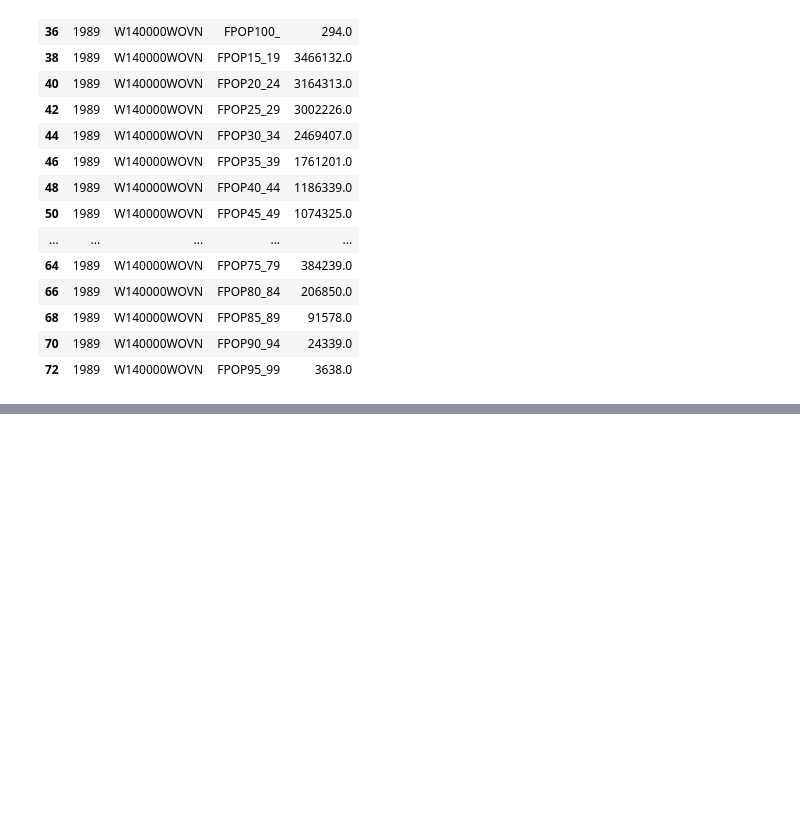
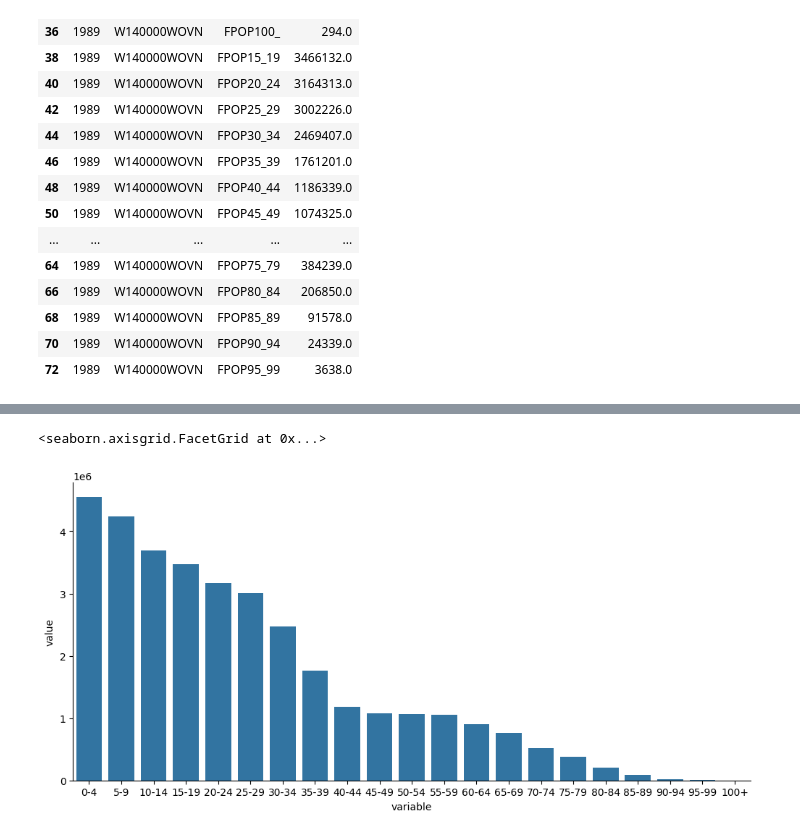
Before and after one commit to thaianle/international-database, a Jupyter notebook: idb5yr-python.ipynb, the cells around one changed output, grey strips where cells are left out. Saved outputs shown, nothing was run; the diff lists cells and outputs as text; code cells hidden in the pictures; blank space fills up the shorter version.

Commit message:
Start to plot population distribution

```diff
--- a/idb5yr-python.ipynb
+++ b/idb5yr-python.ipynb
@@ -207,3 +207,10 @@ vn_1989
 | 68 | 1989 | W140000WOVN | FPOP85_89 | 91578.0 |
 | 70 | 1989 | W140000WOVN | FPOP90_94 | 24339.0 |
 | 72 | 1989 | W140000WOVN | FPOP95_99 | 3638.0 |
+# %%
+# Set index and rearrange the indexes to have the age groups in order
+vn_1989_arr = vn_1989.set_index('variable')
+vn_1989_arr = vn_1989_arr.reindex(['FPOP0_4', 'FPOP5_9', 'FPOP10_14', 'FPOP15_19', 'FPOP20_24', 'FPOP25_29', 'FPOP30_34', 'FPOP35_39',
+                     'FPOP40_44', 'FPOP45_49', 'FPOP50_54', 'FPOP55_59', 'FPOP60_64', 'FPOP65_69', 'FPOP70_74', 'FPOP75_79',
+                     'FPOP80_84', 'FPOP85_89', 'FPOP90_94', 'FPOP95_99', 'FPOP100_'])
+vn_1989_arr
@@ -209,0 +236,7 @@ vn_1989
+# %%
+vn_1989_plot = sns.catplot(data = vn_1989_arr, x = 'variable', y = 'value', kind = 'bar', aspect = 2)
+vn_1989_plot.set_xticklabels(['0-4', '5-9', '10-14', '15-19', '20-24', '25-29', '30-34', '35-39', '40-44', '45-49', '50-54', '55-59',
+                              '60-64', '65-69', '70-74', '75-79', '80-84', '85-89', '90-94', '95-99', '100+'])
+# %% [output]
+<seaborn.axisgrid.FacetGrid at 0x...>
+[figure, added]
```
Also changed, not shown: parts of 1 cell of this notebook.
